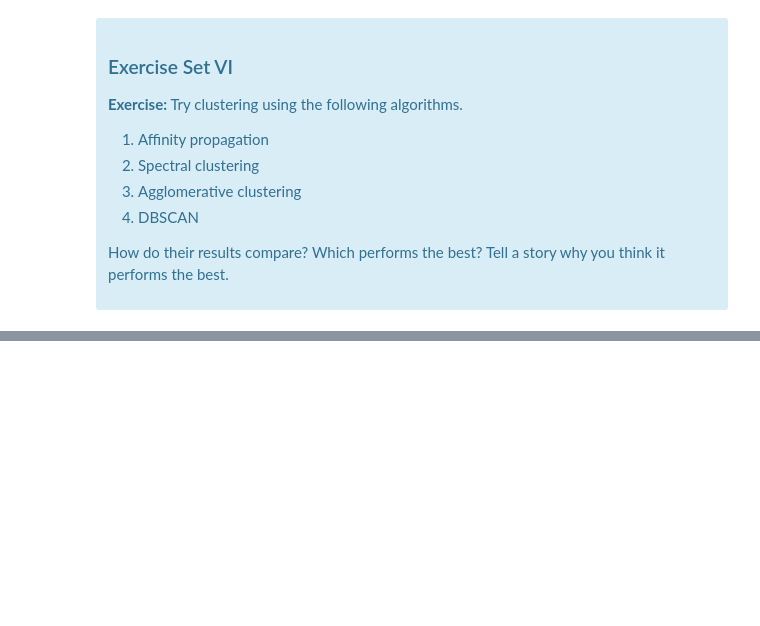
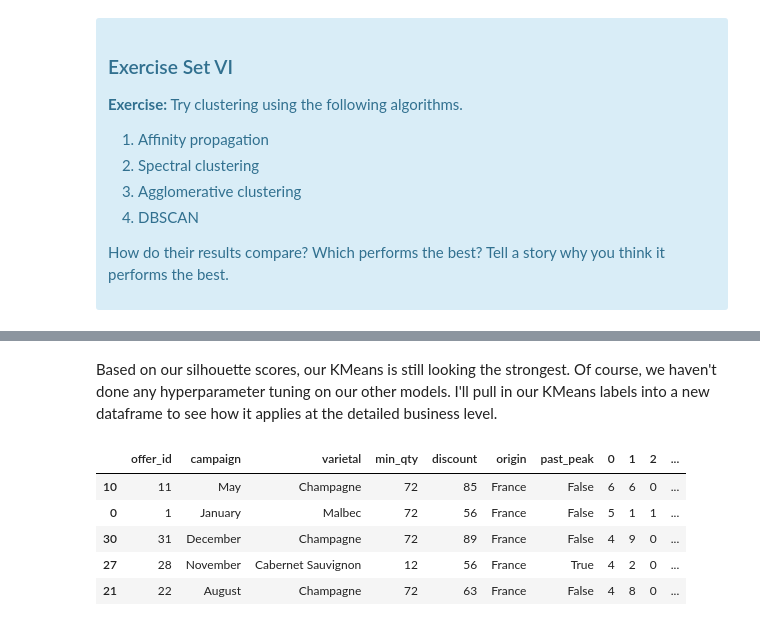
Before and after one commit to BrettlyCD/pca, a Jupyter notebook: Clustering Case Study - Customer Segmentation with K-Means - Tier 3.ipynb, the cells around one changed output, grey strips where cells are left out. Saved outputs shown, nothing was run; the diff lists cells and outputs as text; code cells hidden in the pictures; blank space fills up the shorter version.

```diff
--- a/Clustering Case Study - Customer Segmentation with K-Means - Tier 3.ipynb
+++ b/Clustering Case Study - Customer Segmentation with K-Means - Tier 3.ipynb
@@ -576,0 +634,31 @@ Source: http://scikit-learn.org/stable/modules/clustering.html
+# %% [markdown]
+Based on our silhouette scores, our KMeans is still looking the strongest. Of course, we haven't done any hyperparameter tuning on our other models. I'll pull in our KMeans labels into a new dataframe to see how it applies at the detailed business level.
+# %%
+
+#create a dataframe with customer and cluster
+df_cluster_map = pd.DataFrame({'customer_name': df_matrix.index, 'cluster': k_labels_final})
+
+#merge in transaction matrix
+df_cluster_map = df_cluster_map.merge(df_matrix, on='customer_name', how='right')
+df_cluster_map = df_cluster_map.iloc[:, 1:34]
+
+#group to get a sum for each cluster
+df_cluster_counts = df_cluster_map.groupby('cluster').sum()
+
+#transpose so we can merge back in the full information
+df_cluster_counts_tp = df_cluster_counts.transpose()
+df_cluster_counts_tp.index.name = 'offer_id'
+
+#merge back in the full details
+df_offer_clusters = df_offers.merge(df_cluster_counts_tp, on='offer_id', how='right')
+df_offer_clusters = df_offer_clusters[['offer_id'] + [col for col in df_offer_clusters.columns if col != 'offer_id']]
+# %%
+#test an example by viewing the top 5 records grouped in cluster 0
+df_offer_clusters.sort_values(by=0, ascending=False).head(5)
+# %% [output]
+|  | offer_id | campaign | varietal | min_qty | discount | origin | past_peak | 0 | 1 | 2 | ... |
+| 10 | 11 | May | Champagne | 72 | 85 | France | False | 6 | 6 | 0 | ... |
+| 0 | 1 | January | Malbec | 72 | 56 | France | False | 5 | 1 | 1 | ... |
+| 30 | 31 | December | Champagne | 72 | 89 | France | False | 4 | 9 | 0 | ... |
+| 27 | 28 | November | Cabernet Sauvignon | 12 | 56 | France | True | 4 | 2 | 0 | ... |
+| 21 | 22 | August | Champagne | 72 | 63 | France | False | 4 | 8 | 0 | ... |
```
Also changed, not shown: parts of 16 cells of this notebook.
